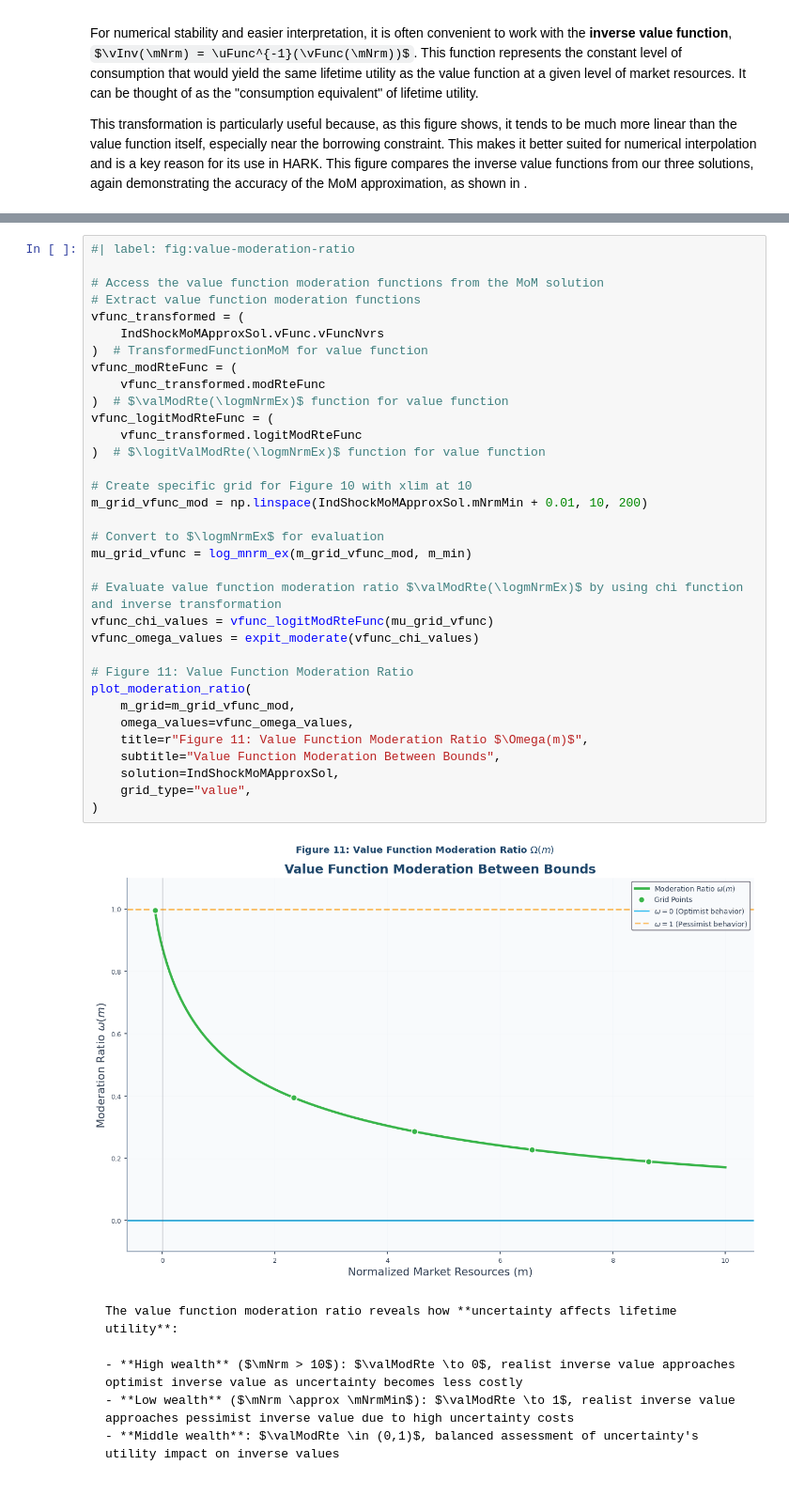
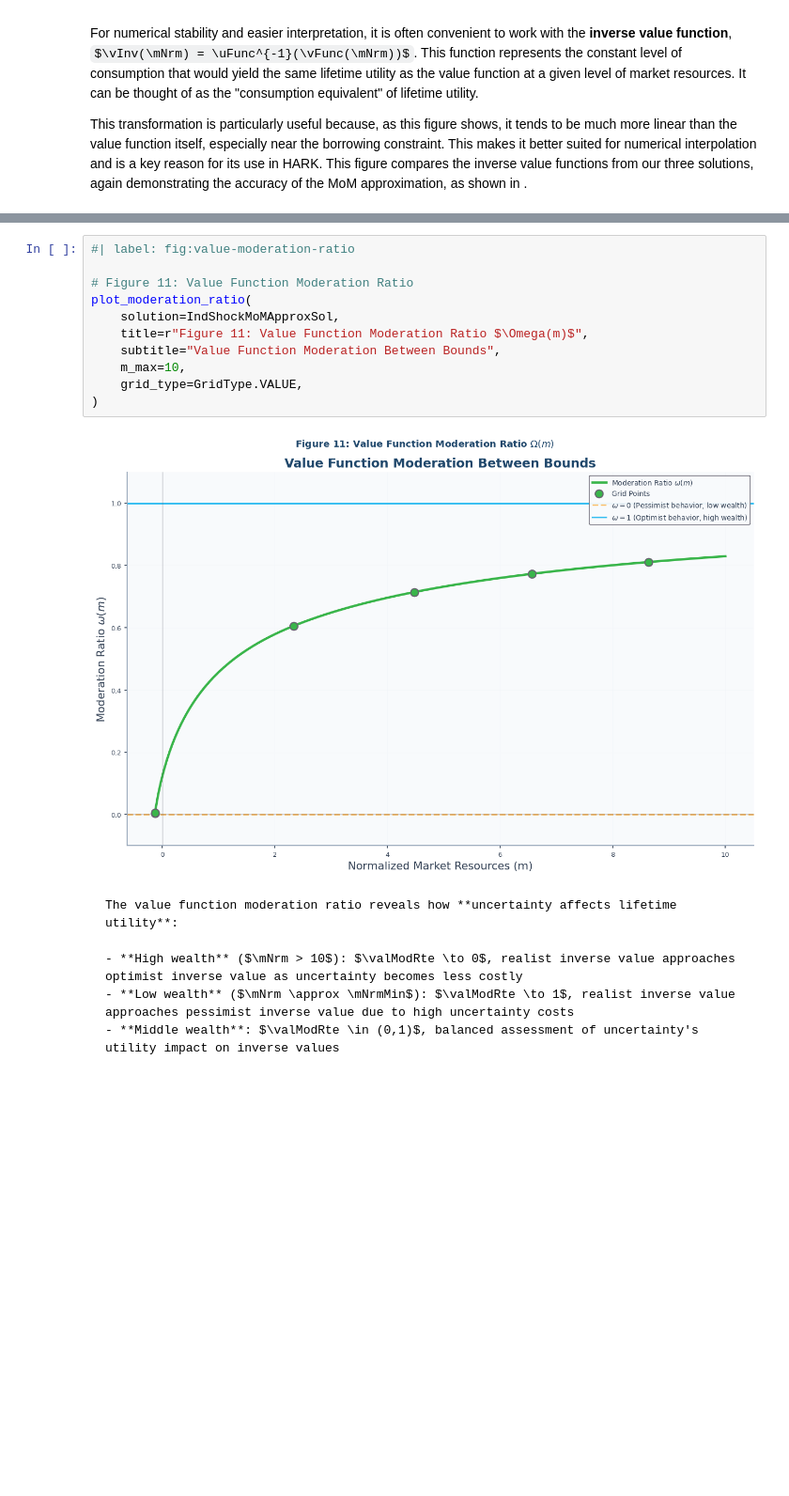
Before and after one commit to econ-ark/method-of-moderation, a Jupyter notebook: code/notebook.ipynb, the cells around one changed output, grey strips where cells are left out. Shown at 94% size. Saved outputs shown, nothing was run; the diff lists cells and outputs as text; some formulas as TeX source; blank space fills up the shorter version.

````diff
--- a/code/notebook.ipynb
+++ b/code/notebook.ipynb
@@ -640,39 +480,16 @@ This ratio measures how the welfare cost of uncertainty (the gap between the opt
 # %%
 #| label: fig:value-moderation-ratio
 
-# Access the value function moderation functions from the MoM solution
-# Extract value function moderation functions
-vfunc_transformed = (
-    IndShockMoMApproxSol.vFunc.vFuncNvrs
-)  # TransformedFunctionMoM for value function
-vfunc_modRteFunc = (
-    vfunc_transformed.modRteFunc
-)  # $\valModRte(\logmNrmEx)$ function for value function
-vfunc_logitModRteFunc = (
-    vfunc_transformed.logitModRteFunc
-)  # $\logitValModRte(\logmNrmEx)$ function for value function
-
-# Create specific grid for Figure 10 with xlim at 10
-m_grid_vfunc_mod = np.linspace(IndShockMoMApproxSol.mNrmMin + 0.01, 10, 200)
-
-# Convert to $\logmNrmEx$ for evaluation
-mu_grid_vfunc = log_mnrm_ex(m_grid_vfunc_mod, m_min)
-
-# Evaluate value function moderation ratio $\valModRte(\logmNrmEx)$ by using chi function and inverse transformation
-vfunc_chi_values = vfunc_logitModRteFunc(mu_grid_vfunc)
-vfunc_omega_values = expit_moderate(vfunc_chi_values)
-
 # Figure 11: Value Function Moderation Ratio
 plot_moderation_ratio(
-    m_grid=m_grid_vfunc_mod,
-    omega_values=vfunc_omega_values,
+    solution=IndShockMoMApproxSol,
     title=r"Figure 11: Value Function Moderation Ratio $\Omega(m)$",
     subtitle="Value Function Moderation Between Bounds",
-    solution=IndShockMoMApproxSol,
-    grid_type="value",
+    m_max=10,
+    grid_type=GridType.VALUE,
 )
 # %% [output]
-[figure, old version]
+[figure, new version]
 # %% [markdown]
 ```{note} Value Function Moderation Interpretation
 The value function moderation ratio reveals how **uncertainty affects lifetime utility**:
````
Also changed, not shown: parts of 16 cells of this notebook, 4 other files.
